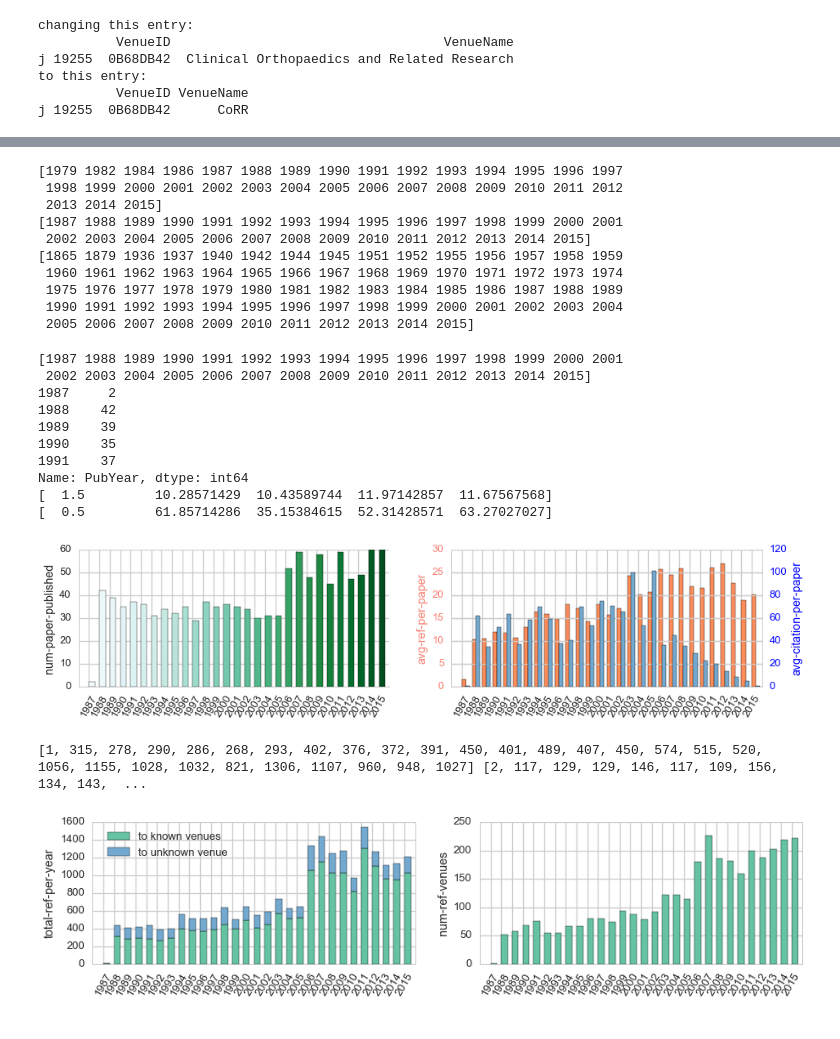
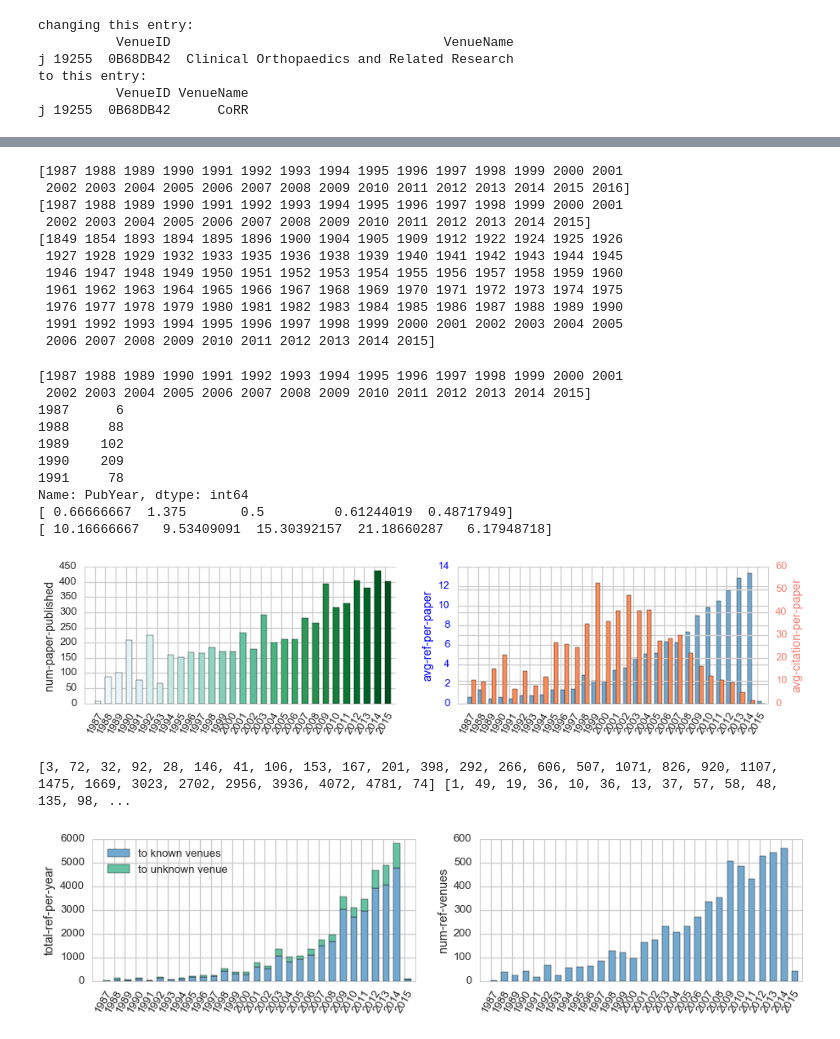
Before and after one commit to lexingxie/academic-graph, a Jupyter notebook: plot_conf_citations.ipynb, the cells around one changed output, grey strips where cells are left out. Cells and saved outputs as stored; diff of their text form; code cells hidden in the pictures.

```diff
--- a/plot_conf_citations.ipynb
+++ b/plot_conf_citations.ipynb
@@ -26,6 +26,7 @@ import numpy as np
 import matplotlib.pyplot as plt
 import networkx as nx
 import pickle
+import json
 
 # initilize plotting packages: seaborn
 
@@ -36,9 +37,16 @@ sns.set()
 %matplotlib inline
 
 #conf = 'WSDM'
-conf = 'PLDI'
+#conf = 'PLDI'
+conf = 'NIPS'
+#conf = 'MM'
 data_dir = './data'
-plot_dir = './plots'
+
+plot_dir = '/Users/xlx/SkyDrive/Repositories/cmLab/static/img/citation' #'./plots'
+post_dir = '/Users/xlx/SkyDrive/Repositories/cmLab/content/citation'
+
+if not os.path.exists(os.path.join(plot_dir, conf)):
+    os.makedirs(os.path.join(plot_dir, conf))
 # %% [markdown]
 input data:
 
@@ -164,16 +172,17 @@ print( np.unique(df_paper['PubYear'] ) )
 print( np.unique(df_citing['PaperPubYear'] ) )
 print( np.unique(df_citing['RefPubYear'] ) )
 # %% [output]
-[1979 1982 1984 1986 1987 1988 1989 1990 1991 1992 1993 1994 1995 1996 1997
- 1998 1999 2000 2001 2002 2003 2004 2005 2006 2007 2008 2009 2010 2011 2012
- 2013 2014 2015]
+[1987 1988 1989 1990 1991 1992 1993 1994 1995 1996 1997 1998 1999 2000 2001
+ 2002 2003 2004 2005 2006 2007 2008 2009 2010 2011 2012 2013 2014 2015 2016]
 [1987 1988 1989 1990 1991 1992 1993 1994 1995 1996 1997 1998 1999 2000 2001
  2002 2003 2004 2005 2006 2007 2008 2009 2010 2011 2012 2013 2014 2015]
-[1865 1879 1936 1937 1940 1942 1944 1945 1951 1952 1955 1956 1957 1958 1959
- 1960 1961 1962 1963 1964 1965 1966 1967 1968 1969 1970 1971 1972 1973 1974
- 1975 1976 1977 1978 1979 1980 1981 1982 1983 1984 1985 1986 1987 1988 1989
- 1990 1991 1992 1993 1994 1995 1996 1997 1998 1999 2000 2001 2002 2003 2004
- 2005 2006 2007 2008 2009 2010 2011 2012 2013 2014 2015]
+[1849 1854 1893 1894 1895 1896 1900 1904 1905 1909 1912 1922 1924 1925 1926
+ 1927 1928 1929 1932 1933 1935 1936 1938 1939 1940 1941 1942 1943 1944 1945
+ 1946 1947 1948 1949 1950 1951 1952 1953 1954 1955 1956 1957 1958 1959 1960
+ 1961 1962 1963 1964 1965 1966 1967 1968 1969 1970 1971 1972 1973 1974 1975
+ 1976 1977 1978 1979 1980 1981 1982 1983 1984 1985 1986 1987 1988 1989 1990
+ 1991 1992 1993 1994 1995 1996 1997 1998 1999 2000 2001 2002 2003 2004 2005
+ 2006 2007 2008 2009 2010 2011 2012 2013 2014 2015]
 # %%
 paper_years = np.unique(df_citing['PaperPubYear'] )
 paper_count = df_paper['PubYear'].value_counts(sort=False)[paper_years]
@@ -188,14 +197,14 @@ print( cit_pp[:5])
 # %% [output]
 [1987 1988 1989 1990 1991 1992 1993 1994 1995 1996 1997 1998 1999 2000 2001
  2002 2003 2004 2005 2006 2007 2008 2009 2010 2011 2012 2013 2014 2015]
-1987     2
-1988    42
-1989    39
-1990    35
-1991    37
+1987      6
+1988     88
+1989    102
+1990    209
+1991     78
 Name: PubYear, dtype: int64
-[  1.5         10.28571429  10.43589744  11.97142857  11.67567568]
-[  0.5         61.85714286  35.15384615  52.31428571  63.27027027]
+[ 0.66666667  1.375       0.5         0.61244019  0.48717949]
+[ 10.16666667   9.53409091  15.30392157  21.18660287   6.17948718]
 # %%
 # data profile: # of papers published per year, citations per year
 
@@ -213,41 +222,41 @@ x_pos = [x+1 for x in range(len(paper_years))]
 
 """# papers per year"""
 
 sns.set_context("talk", font_scale=1.)
 sns.set_style("whitegrid")
 sns.despine()
 
 ax = plt.subplot(1, 2, 1)
 
 rects1 = ax.bar(x_pos, np.array(paper_count), width=.6, color=bar_colrs1)
 ax.set_ylabel('num-paper-published')
 tk1 = plt.xticks(x_pos, paper_years, rotation=60)
 
 """# of references and # of citations over years"""
 ax2 = plt.subplot(1, 2, 2)
 
 sns.set_style("whitegrid")
 sns.despine()
 
-rects2 = ax2.bar(x_pos, ref_pp, width=.4, color=bar_colrs2[mdx])
+rects2 = ax2.bar(x_pos, ref_pp, width=.4, color=bar_colrs3[mdx])
 
 ax2a = ax2.twinx()
-rects2a = ax2a.bar([x+.35 for x in x_pos], cit_pp, width=.4, color=bar_colrs3[mdx])
+rects2a = ax2a.bar([x+.35 for x in x_pos], cit_pp, width=.4, color=bar_colrs2[mdx])
 
 tk2 = plt.xticks([],[])
 ax2.set_xticks(x_pos)
 ax2.set_xticklabels(paper_years, rotation=60)
 
-ax2.set_ylabel('avg-ref-per-paper', color='salmon')
-ax2a.set_ylabel('avg-citation-per-paper', color='b')
+ax2.set_ylabel('avg-ref-per-paper', color='b')
+ax2a.set_ylabel('avg-citation-per-paper', color='salmon')
 for tl in ax2.get_yticklabels():
+    tl.set_color('b')
+for tl in ax2a.get_yticklabels():
     tl.set_color('salmon')
-for tl in ax2a.get_yticklabels():
-    tl.set_color('b')
 
-plt.savefig(os.path.join(plot_dir, conf.lower()+'_cnt_paper.png'), dpi=cur_dpi, transparent=True)
+plt.savefig(os.path.join(plot_dir, conf, conf+'_cnt_paper.png'), dpi=cur_dpi, transparent=True)
 # %% [output]
-[figure, old version]
+[figure, new version]
 # %%
 """# of citings over years, w/wo venues; # of citing venues over years"""
 plt.figure(figsize=(15, 3))
@@ -267,8 +276,8 @@ for name, gf in df_citing.groupby(['PaperPubYear']):
 
 print(citing_not_null, citing_num_null)
 
-rects3a = ax3.bar(x_pos, citing_not_null, width=.6, color=bar_colrs1[mdx])
-rects3b = ax3.bar(x_pos, citing_num_null, width=.6, color=bar_colrs3[mdx], bottom=citing_not_null)
+rects3a = ax3.bar(x_pos, citing_not_null, width=.6, color=bar_colrs3[mdx])
+rects3b = ax3.bar(x_pos, citing_num_null, width=.6, color=bar_colrs1[mdx], bottom=citing_not_null)
 
 tk3 = plt.xticks(x_pos, paper_years, rotation=60)
 ax3.set_ylabel('total-ref-per-year')
@@ -285,15 +294,15 @@ for name, gf in df_citing[df_citing['RefVenueID'] != ''].groupby(['PaperPubYear'
         venue_counts[idy] = len( gf['RefVenueID'].value_counts() )
     #venue_counts.append( len( gf['RefVenueID'].value_counts() ) )
 
-rects4 = ax4.bar(x_pos, venue_counts, width=.6, color=bar_colrs1[mdx])
+rects4 = ax4.bar(x_pos, venue_counts, width=.6, color=bar_colrs3[mdx])
 
 tk4 = plt.xticks(x_pos, paper_years, rotation=60)
 ax4.set_ylabel('num-ref-venues')
 
-plt.savefig(os.path.join(plot_dir, conf.lower()+'_cnt_ref.png'), dpi=cur_dpi, transparent=True)
+plt.savefig(os.path.join(plot_dir, conf, conf+'_cnt_ref.png'), dpi=cur_dpi, transparent=True)
 # %% [output]
-[1, 315, 278, 290, 286, 268, 293, 402, 376, 372, 391, 450, 401, 489, 407, 450, 574, 515, 520, 1056, 1155, 1028, 1032, 821, 1306, 1107, 960, 948, 1027] [2, 117, 129, 129, 146, 117, 109, 156, 134, 143,  ...
+[3, 72, 32, 92, 28, 146, 41, 106, 153, 167, 201, 398, 292, 266, 606, 507, 1071, 826, 920, 1107, 1475, 1669, 3023, 2702, 2956, 3936, 4072, 4781, 74] [1, 49, 19, 36, 10, 36, 13, 37, 57, 58, 48, 135, 98, ...
-[figure, old version]
+[figure, new version]
 # %%
 """# of citations over publication years, w/wo venues; # of venues over years"""
 
```
Also changed, not shown: parts of 20 cells of this notebook, 1 other file.
